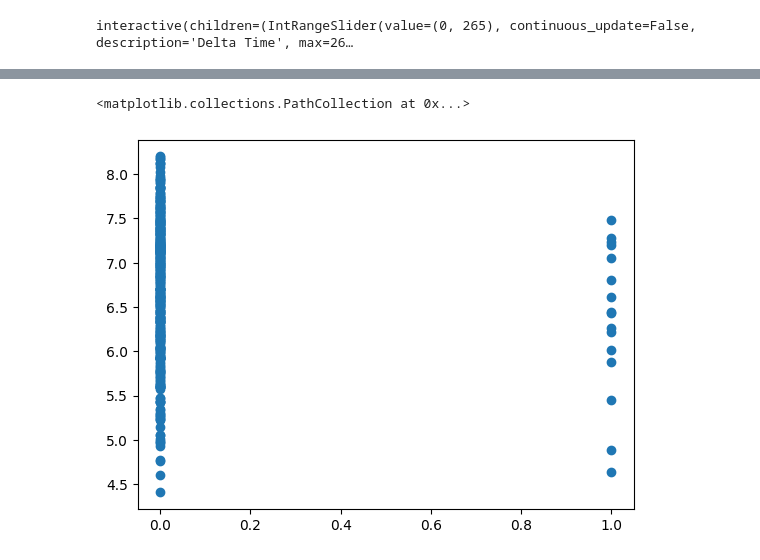
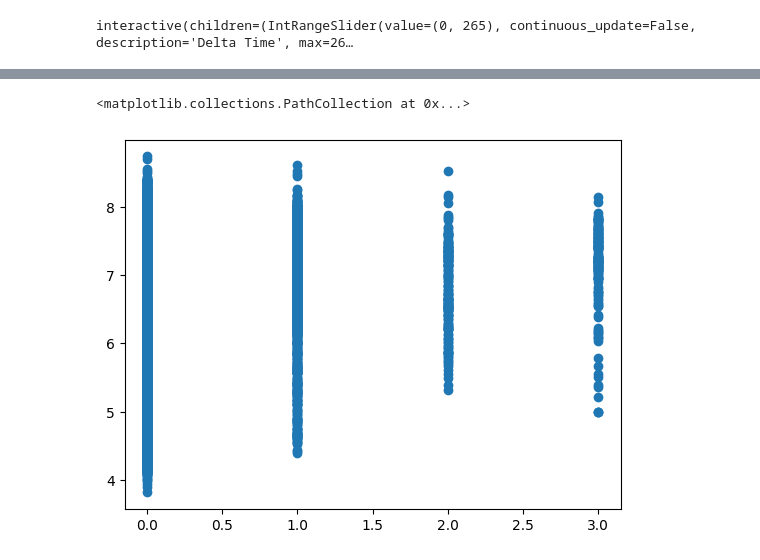
Before and after one commit to Kapoorlabs-CAPED/NapaTrackMater, a Jupyter notebook: Notebooks/Track_vector.ipynb, the cells around one changed output, grey strips where cells are left out. Cells and saved outputs as stored; diff of their text form; code cells hidden in the pictures.

```diff
--- a/Notebooks/Track_vector.ipynb
+++ b/Notebooks/Track_vector.ipynb
@@ -140,5 +147,5 @@ for i in range(len(current_shape_dynamic_vectors)):
 # %%
-plt.scatter(np.asarray(dividing_property), np.asarray(radius_property))
+plt.scatter(np.asarray(number_dividing_property), np.asarray(radius_property))
 # %% [output]
 <matplotlib.collections.PathCollection at 0x...>
-[figure, old version]
+[figure, new version]
```
Also changed, not shown: parts of 3 cells of this notebook.
